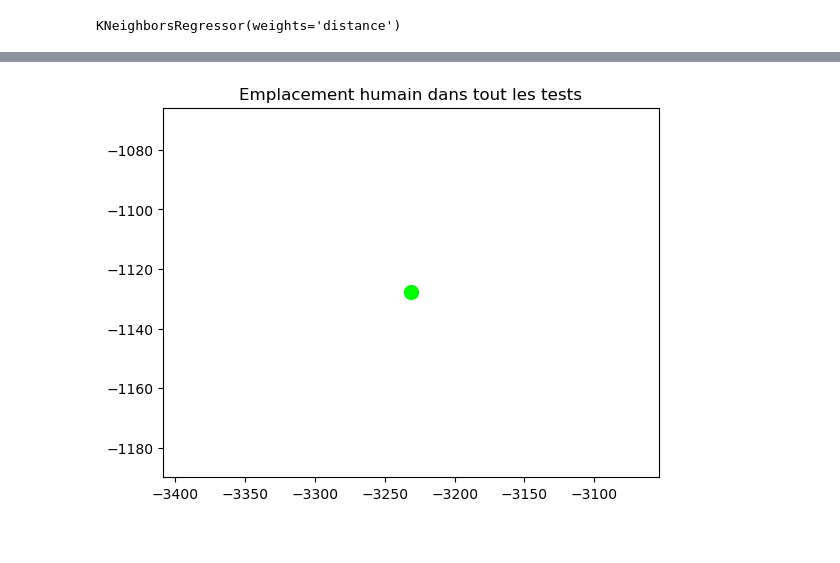
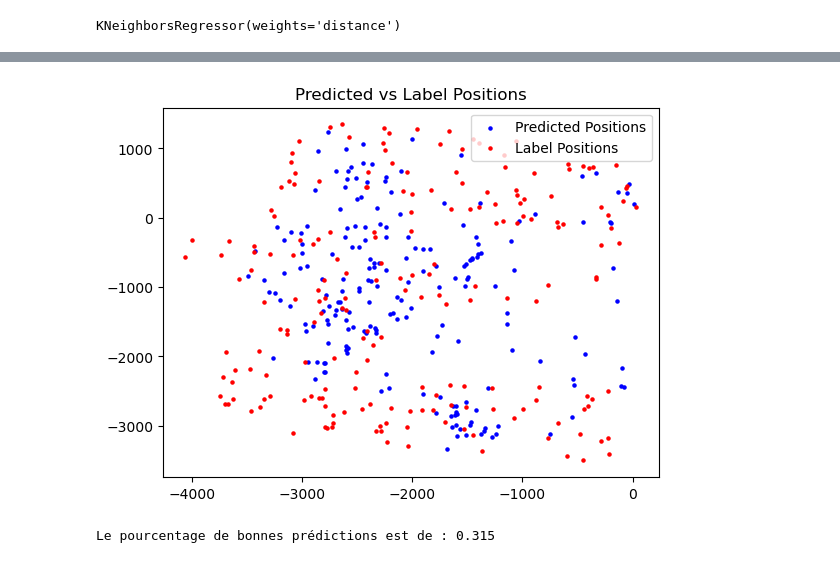
Before and after one commit to Alhuuin/ia_data_hack_acoustic, a Jupyter notebook: acoustic_knn.ipynb, the cells around one changed output, grey strips where cells are left out. Drawn from its saved outputs; the diff is of its cells as text; code cells hidden in the pictures.

```diff
--- a/acoustic_knn.ipynb
+++ b/acoustic_knn.ipynb
@@ -142,8 +143,10 @@ print(normalized_RMS)
+# %%
+X_train, X_test, y_train, y_test = train_test_split(normalized_RMS, file, test_size=0.2, random_state=42)
 # %%
 # Initialize k-NN model
 k = 5  # Number of neighbors
 knn = KNeighborsRegressor(n_neighbors=k, weights='distance')  # Using weighted k-NN
-knn.fit(normalized_RMS, file)
+knn.fit(X_train, y_train)
 # %% [output]
 KNeighborsRegressor(weights='distance')
 # %%
@@ -153,6 +158,7 @@ query_RMS = normalized_RMS[query_index].reshape(1, -1)
 # %%
 # Predict human position using k-NN
-predicted_position = knn.predict(query_RMS)
+#predicted_position = knn.predict(query_RMS)
+predicted_position = knn.predict(X_test)
 
 print("Predicted human position:", predicted_position)
 # %% [output]
@@ -160,9 +182,18 @@ Predicted human position: [[-3231.3293467  -1127.87771457]]
-# %%
-
-
-plt.plot([file[0][0], ], [file[0][1]], linestyle = 'none', marker = 'o', c = 'lime',
-  markersize = 10)
-plt.title('Emplacement humain dans tout les tests')
-plt.show()
-# %% [output]
-[figure, removed]
+# %%
+plt.scatter(predicted_position[:, 0], predicted_position[:, 1], color='blue', label='Predicted Positions', s=5)
+plt.scatter(y_test[:, 0], y_test[:, 1], color='red', label='Label Positions', s=5)
+plt.title('Predicted vs Label Positions')
+plt.legend()
+plt.show()
+# %% [output]
+[figure, added]
+# %%
+good_result = 0
+for i in range(0, len(predicted_position)):
+    if predicted_position[i][0] > y_test[i][0] - 500 and predicted_position[i][0] < y_test[i][0] + 500:
+        if predicted_position[i][1] > y_test[i][1] - 500 and predicted_position[i][1] < y_test[i][1] + 500:
+            good_result += 1
+
+print("Le pourcentage de bonnes prédictions est de : " + str(good_result / len(predicted_position)))
+# %% [output]
+Le pourcentage de bonnes prédictions est de : 0.315
```
Also changed, not shown: parts of 7 cells of this notebook.
